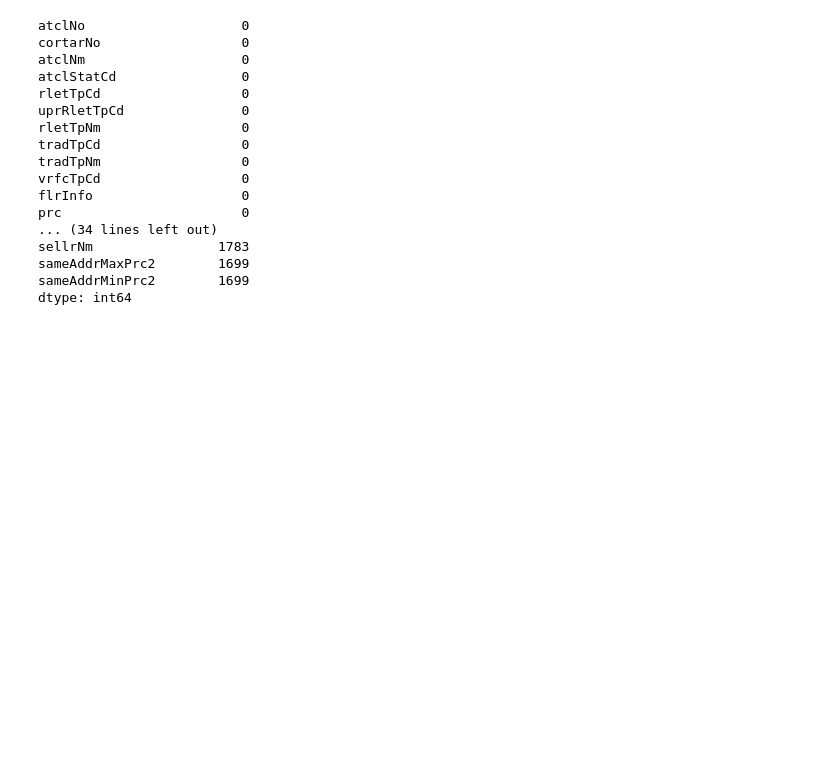
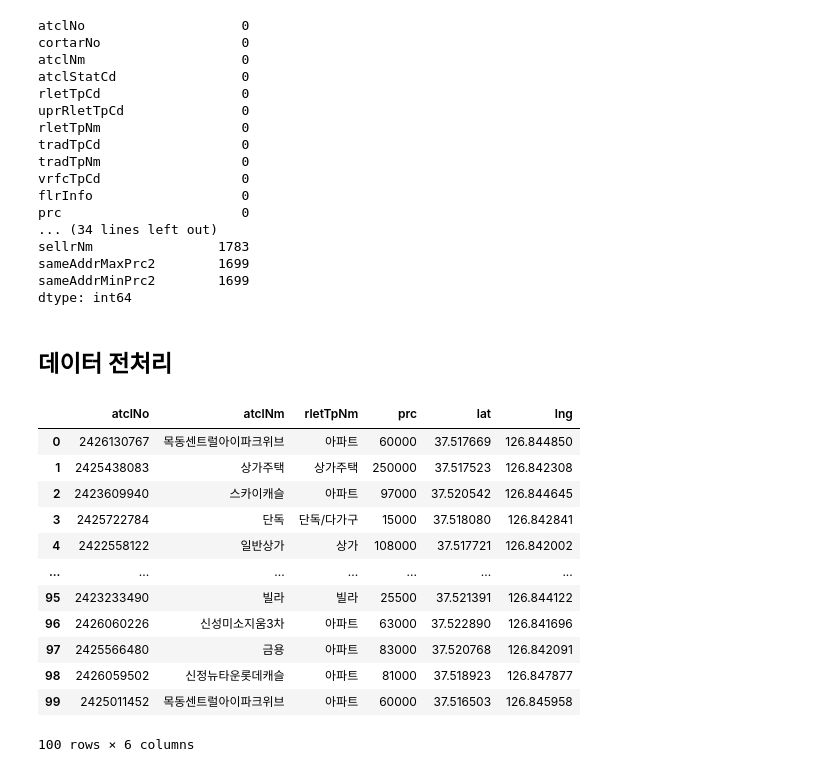
Before and after one commit to Junho1224/NLC, a Jupyter notebook: naverland.ipynb, the cells around one changed output. Saved outputs shown, nothing was run; the diff lists cells and outputs as text; code cells hidden in the pictures; blank space fills up the shorter version.

```diff
--- a/naverland.ipynb
+++ b/naverland.ipynb
@@ -483,3 +357,5 @@ sellrNm                1783
 sameAddrMaxPrc2        1699
 sameAddrMinPrc2        1699
 dtype: int64
+# %% [markdown]
+## 데이터 전처리
@@ -485,0 +364,22 @@ dtype: int64
+# %%
+df = pd.read_csv(f'양천구신월동_list.csv')
+# %%
+## 6개 칼럼과 100개의 랜덤 데이터 출력
+selected_columns = ["atclNo", "atclNm", "rletTpNm", "prc", "lat", "lng"]
+df = df[selected_columns].sample(100).reset_index(drop=True)
+# %%
+df
+# %% [output]
+|  | atclNo | atclNm | rletTpNm | prc | lat | lng |
+| 0 | 2426130767 | 목동센트럴아이파크위브 | 아파트 | 60000 | 37.517669 | 126.844850 |
+| 1 | 2425438083 | 상가주택 | 상가주택 | 250000 | 37.517523 | 126.842308 |
+| 2 | 2423609940 | 스카이캐슬 | 아파트 | 97000 | 37.520542 | 126.844645 |
+| 3 | 2425722784 | 단독 | 단독/다가구 | 15000 | 37.518080 | 126.842841 |
+| 4 | 2422558122 | 일반상가 | 상가 | 108000 | 37.517721 | 126.842002 |
+| ... | ... | ... | ... | ... | ... | ... |
+| 95 | 2423233490 | 빌라 | 빌라 | 25500 | 37.521391 | 126.844122 |
+| 96 | 2426060226 | 신성미소지움3차 | 아파트 | 63000 | 37.522890 | 126.841696 |
+| 97 | 2425566480 | 금용 | 아파트 | 83000 | 37.520768 | 126.842091 |
+| 98 | 2426059502 | 신정뉴타운롯데캐슬 | 아파트 | 81000 | 37.518923 | 126.847877 |
+| 99 | 2425011452 | 목동센트럴아이파크위브 | 아파트 | 60000 | 37.516503 | 126.845958 |
+100 rows × 6 columns
```
Also changed, not shown: parts of 22 cells of this notebook, 15 other files.
